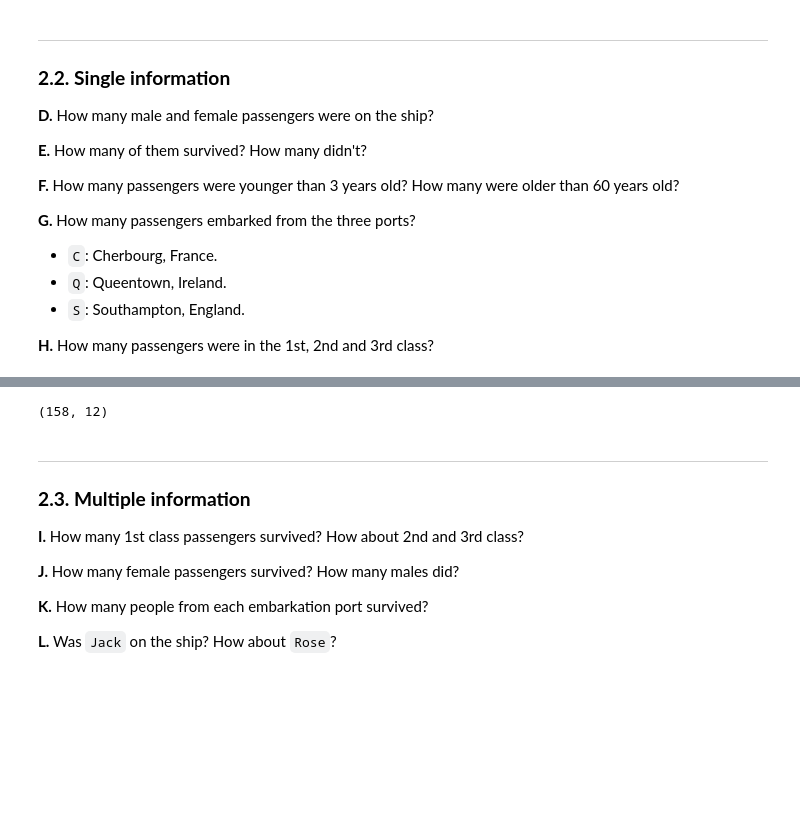
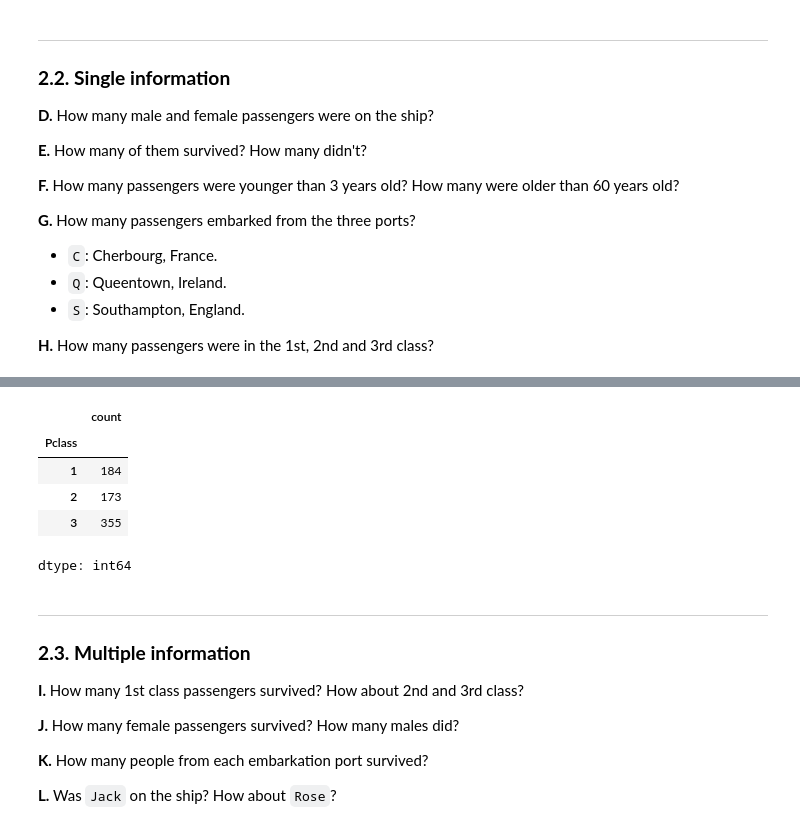
Before and after one commit to SuosSovanrith/DataAnalysisI, a Jupyter notebook: Lab1_SuosSovanrith.ipynb, the cells around one changed output, grey strips where cells are left out. Drawn from its saved outputs; the diff is of its cells as text; code cells hidden in the pictures; blank space fills up the shorter version.

```diff
--- a/Lab1_SuosSovanrith.ipynb
+++ b/Lab1_SuosSovanrith.ipynb
@@ -238,10 +225,13 @@ data.query('Embarked == "S"').shape
 # %%
 # H. How many passengers were in the 1st, 2nd and 3rd class?
-data.query('Pclass == 1').shape
-data.query('Pclass == 2').shape
-data.query('Pclass == 3').shape
+data['Pclass'].value_counts().sort_index()
 # %% [output]
+|  | count |
+| Pclass |  |
+| 1 | 184 |
+| 2 | 173 |
+| 3 | 355 |
-(158, 12)
+dtype: int64
 # %% [markdown]
 -------------
 
```
Also changed, not shown: parts of 12 cells of this notebook.
